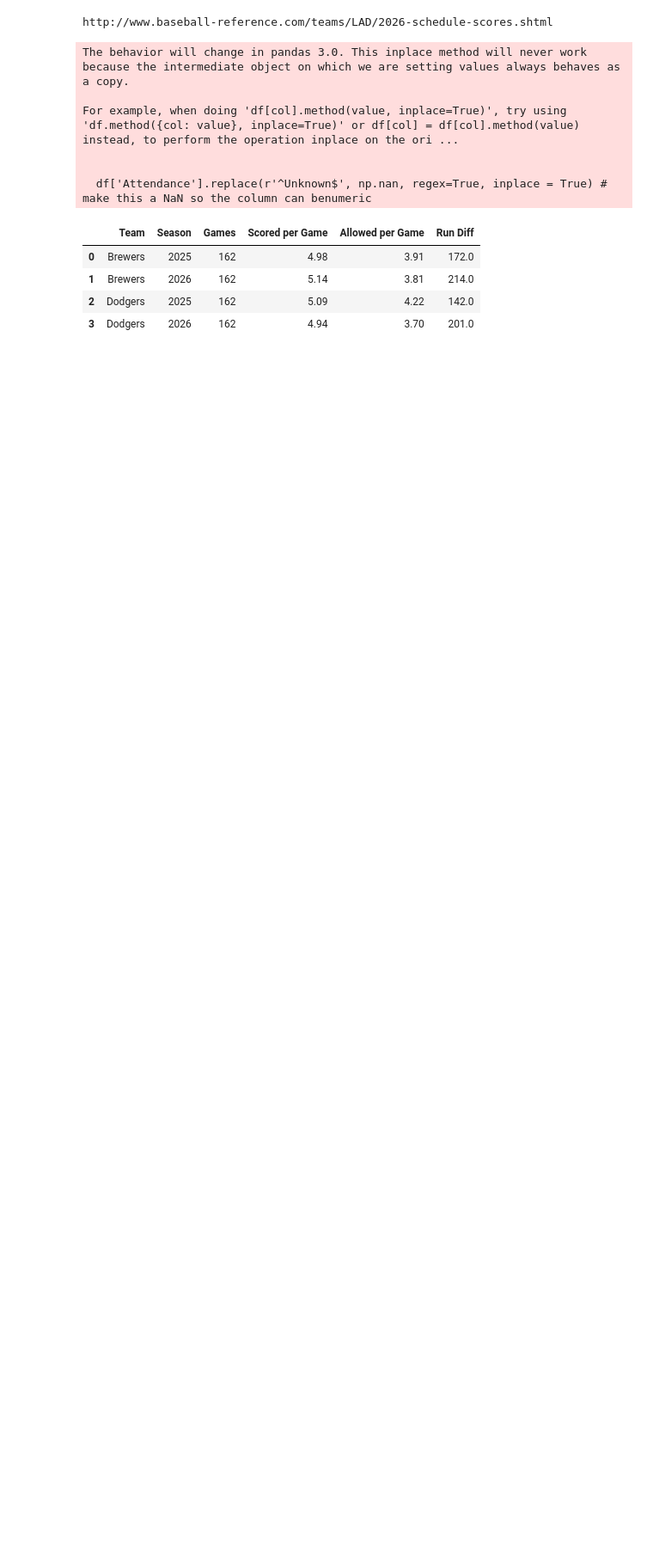
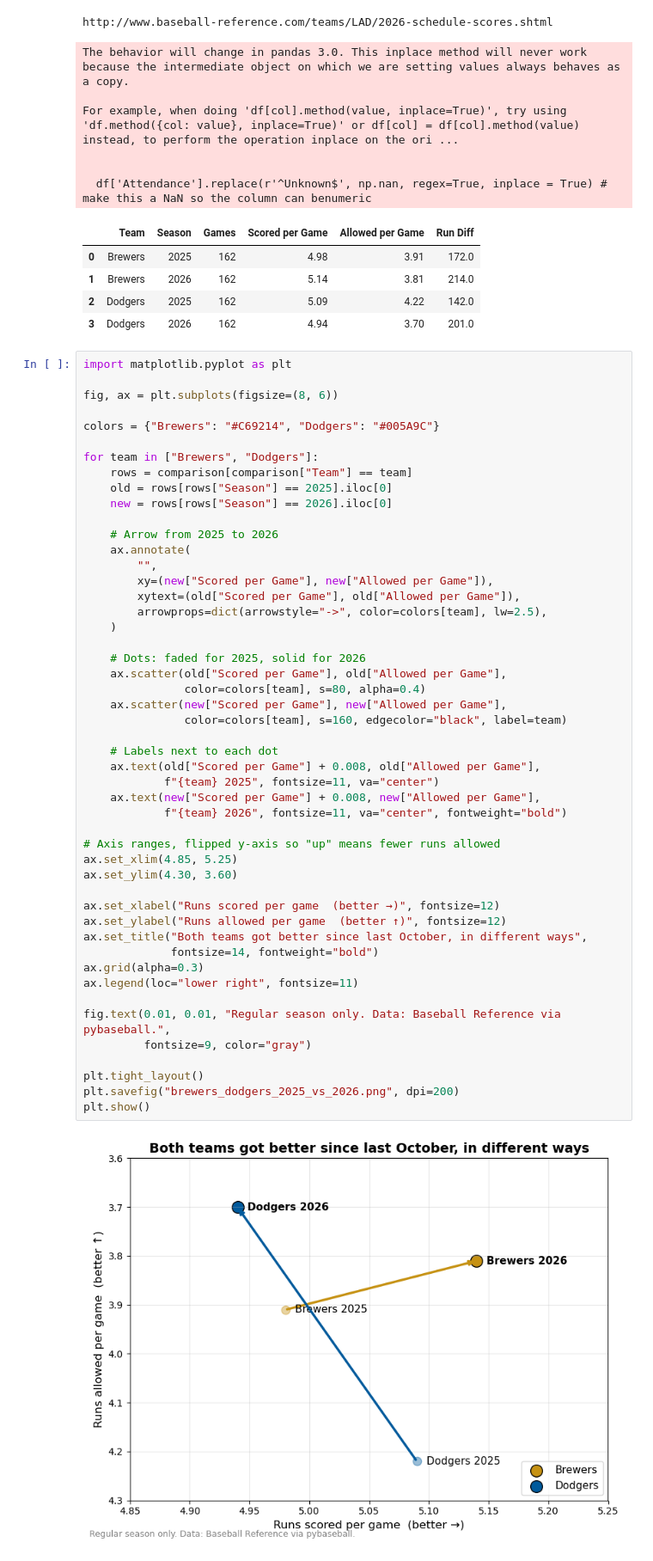
Before and after one commit to izzypitre/nlcs-2026-preview, a Jupyter notebook: nlcs_analysis.ipynb, the cells around one changed output. Shown at 86% size. Saved outputs shown, nothing was run; the diff lists cells and outputs as text; blank space fills up the shorter version.

Commit message:
2025 vs 2026 arrow chart

```diff
--- a/nlcs_analysis.ipynb
+++ b/nlcs_analysis.ipynb
@@ -411,3 +411,54 @@ For example, when doing 'df[col].method(value, inplace=True)', try using 'df.met
 | 1 | Brewers | 2026 | 162 | 5.14 | 3.81 | 214.0 |
 | 2 | Dodgers | 2025 | 162 | 5.09 | 4.22 | 142.0 |
 | 3 | Dodgers | 2026 | 162 | 4.94 | 3.70 | 201.0 |
+# %%
+import matplotlib.pyplot as plt
+
+fig, ax = plt.subplots(figsize=(8, 6))
+
+colors = {"Brewers": "#C69214", "Dodgers": "#005A9C"}
+
+for team in ["Brewers", "Dodgers"]:
+    rows = comparison[comparison["Team"] == team]
+    old = rows[rows["Season"] == 2025].iloc[0]
+    new = rows[rows["Season"] == 2026].iloc[0]
+
+    # Arrow from 2025 to 2026
+    ax.annotate(
+        "",
+        xy=(new["Scored per Game"], new["Allowed per Game"]),
+        xytext=(old["Scored per Game"], old["Allowed per Game"]),
+        arrowprops=dict(arrowstyle="->", color=colors[team], lw=2.5),
+    )
+
+    # Dots: faded for 2025, solid for 2026
+    ax.scatter(old["Scored per Game"], old["Allowed per Game"],
+               color=colors[team], s=80, alpha=0.4)
+    ax.scatter(new["Scored per Game"], new["Allowed per Game"],
+               color=colors[team], s=160, edgecolor="black", label=team)
+
+    # Labels next to each dot
+    ax.text(old["Scored per Game"] + 0.008, old["Allowed per Game"],
+            f"{team} 2025", fontsize=11, va="center")
+    ax.text(new["Scored per Game"] + 0.008, new["Allowed per Game"],
+            f"{team} 2026", fontsize=11, va="center", fontweight="bold")
+
+# Axis ranges, flipped y-axis so "up" means fewer runs allowed
+ax.set_xlim(4.85, 5.25)
+ax.set_ylim(4.30, 3.60)
+
+ax.set_xlabel("Runs scored per game  (better →)", fontsize=12)
+ax.set_ylabel("Runs allowed per game  (better ↑)", fontsize=12)
+ax.set_title("Both teams got better since last October, in different ways",
+             fontsize=14, fontweight="bold")
+ax.grid(alpha=0.3)
+ax.legend(loc="lower right", fontsize=11)
+
+fig.text(0.01, 0.01, "Regular season only. Data: Baseball Reference via pybaseball.",
+         fontsize=9, color="gray")
+
+plt.tight_layout()
+plt.savefig("brewers_dodgers_2025_vs_2026.png", dpi=200)
+plt.show()
+# %% [output]
+[figure, added]
```
Also changed, not shown: parts of 1 cell of this notebook, 1 other file.
